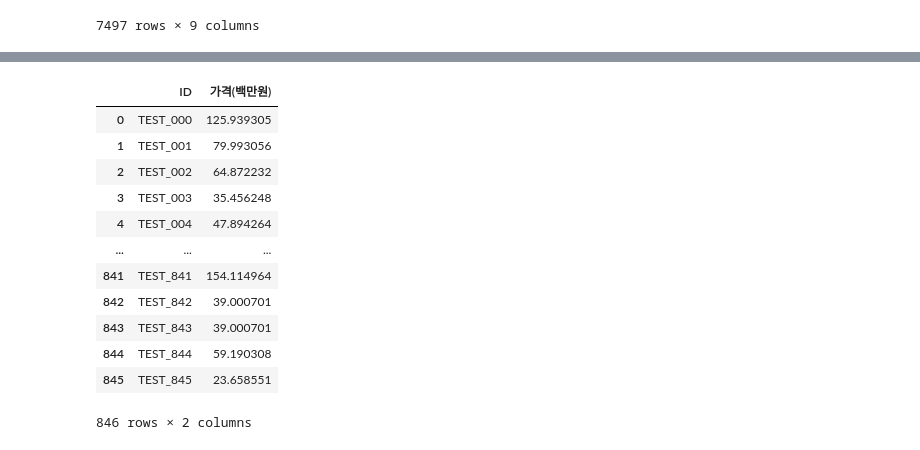
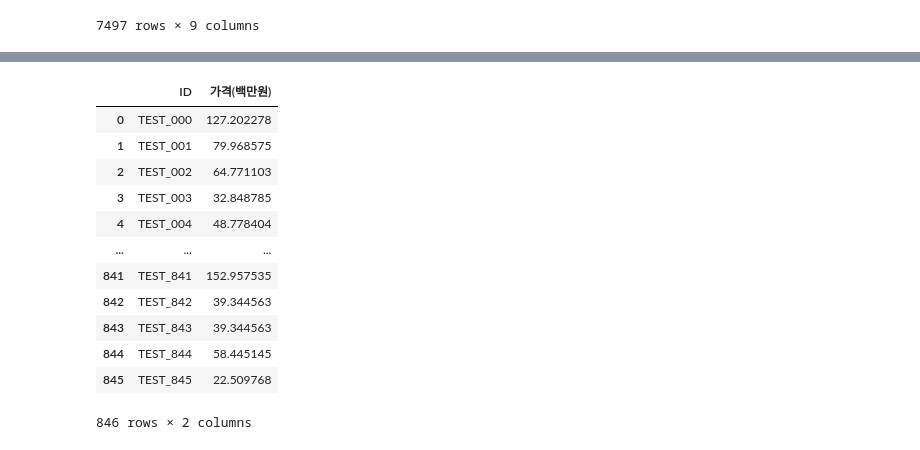
Before and after one commit to jeyday/DACON_Prediction_for_EVPrice, a Jupyter notebook: Prediction for EVPrice.ipynb, the cells around one changed output, grey strips where cells are left out. Saved outputs shown, nothing was run; the diff lists cells and outputs as text; code cells hidden in the pictures.

```diff
--- a/Prediction for EVPrice.ipynb
+++ b/Prediction for EVPrice.ipynb
@@ -65,11 +66,11 @@ df_train
 | 7496 | T사 | MY | Pre-Owned | AWD | 80215 | 0 | No | 0 | 74.06 |
 7497 rows × 9 columns
 # %%
-# 문자형 데이터를 LabelEncoding 변환
-column_list = list(df_train.columns)
-column_list = column_list[0:8]
+# train 데이터 중 문자형 데이터를 LabelEncoding 변환
+train_column_list = list(df_train.columns)
+train_column_list = train_column_list[0:8]
 
-for i in column_list:
+for i in train_column_list:
   encoder = LabelEncoder()
   encoder.fit(df_train[i])
   df_train[i] = encoder.transform(df_train[i])
@@ -90,8 +91,8 @@ df_train
 | 7496 | 5 | 9 | 2 | 0 | 5351 | 0 | 0 | 0 | 74.06 |
 7497 rows × 9 columns
 # %%
-# RandomForestRegressor 객체 생성
-rf_rgs = RandomForestRegressor(n_estimators = 89, max_depth = 9, random_state = 42)
+# XGBRegressor 객체 생성
+xgb_rgs = XGBRegressor(learning_rate = 0.094, random_state = 42)
 
 # x, y 정의
 x = df_train.drop(columns = ['가격(백만원)'])
@@ -99,10 +100,10 @@ y = df_train['가격(백만원)']
 
 # 데이터 분할 및 모델학습
 x_train, x_test, y_train, y_test = train_test_split(x, y, test_size = 0.2, random_state = 42)
-rf_rgs.fit(x_train, y_train)
+xgb_rgs.fit(x_train, y_train)
 
 # 예측값 도출
-y_pred = rf_rgs.predict(x_test)
+y_pred = xgb_rgs.predict(x_test)
 mse = mean_squared_error(y_test, y_pred)
 rmse = np.sqrt(mse)
 
@@ -112,11 +152,9 @@ RMSE Score: 1.4634575984261655
 # %%
-# test.csv 데이터를 LabelEncoding 변환
-df_test.drop(['배터리용량'], axis = 1, inplace = True)
+# test 데이터 중 문자형 데이터를 LabelEncoding 변환
+test_column_list = list(df_test.columns)
+test_column_list = test_column_list[1:5] + test_column_list[7:8]
 
-column_list_new = list(df_test.columns)
-column_list_new = column_list[1:-1]
-
-for i in column_list:
+for i in test_column_list:
   encoder = LabelEncoder()
   encoder.fit(df_test[i])
   df_test[i] = encoder.transform(df_test[i])
@@ -139,23 +177,23 @@ df_test
 # %%
 # 학습된 모델을 이용한 가격 예측
 x = df_test.drop(columns = ['ID'])
-y_price = rf_rgs.predict(x)
+y_price = xgb_rgs.predict(x)
 
 df_trial = pd.DataFrame({'ID':df_test['ID'], '가격(백만원)':y_price})
 df_trial
 # %% [output]
 |  | ID | 가격(백만원) |
-| 0 | TEST_000 | 125.939305 |
-| 1 | TEST_001 | 79.993056 |
-| 2 | TEST_002 | 64.872232 |
-| 3 | TEST_003 | 35.456248 |
-| 4 | TEST_004 | 47.894264 |
+| 0 | TEST_000 | 127.202278 |
+| 1 | TEST_001 | 79.968575 |
+| 2 | TEST_002 | 64.771103 |
+| 3 | TEST_003 | 32.848785 |
+| 4 | TEST_004 | 48.778404 |
 | ... | ... | ... |
-| 841 | TEST_841 | 154.114964 |
-| 842 | TEST_842 | 39.000701 |
-| 843 | TEST_843 | 39.000701 |
-| 844 | TEST_844 | 59.190308 |
-| 845 | TEST_845 | 23.658551 |
+| 841 | TEST_841 | 152.957535 |
+| 842 | TEST_842 | 39.344563 |
+| 843 | TEST_843 | 39.344563 |
+| 844 | TEST_844 | 58.445145 |
+| 845 | TEST_845 | 22.509768 |
 846 rows × 2 columns
 # %%
 # 제출 파일 생성
```
Also changed, not shown: parts of 6 cells of this notebook.
